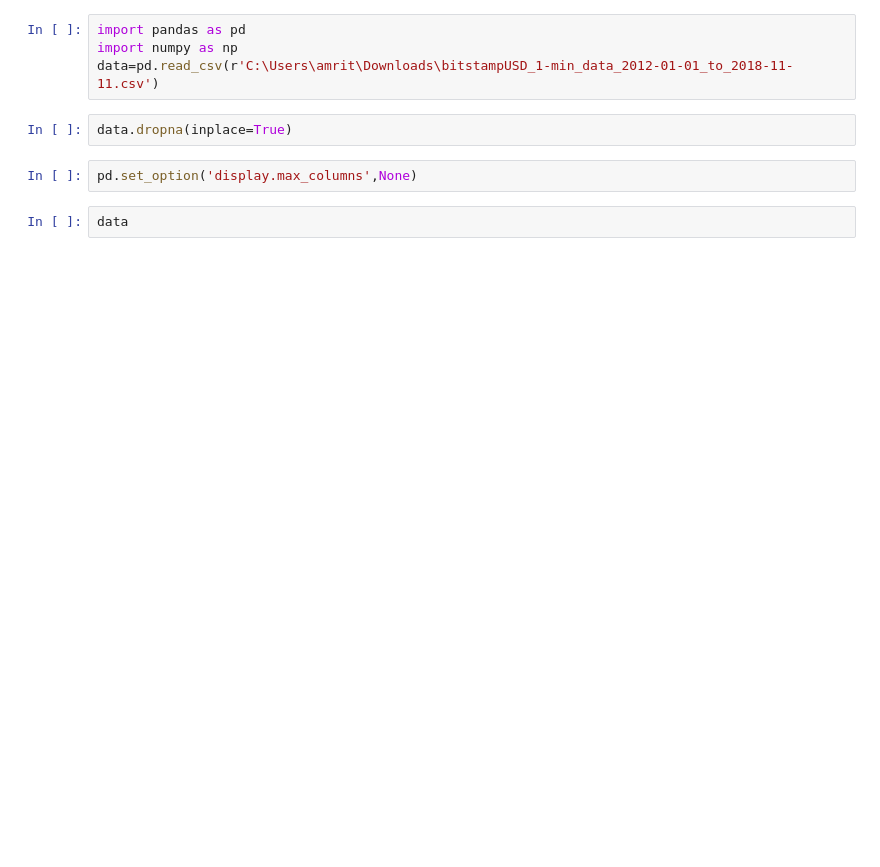
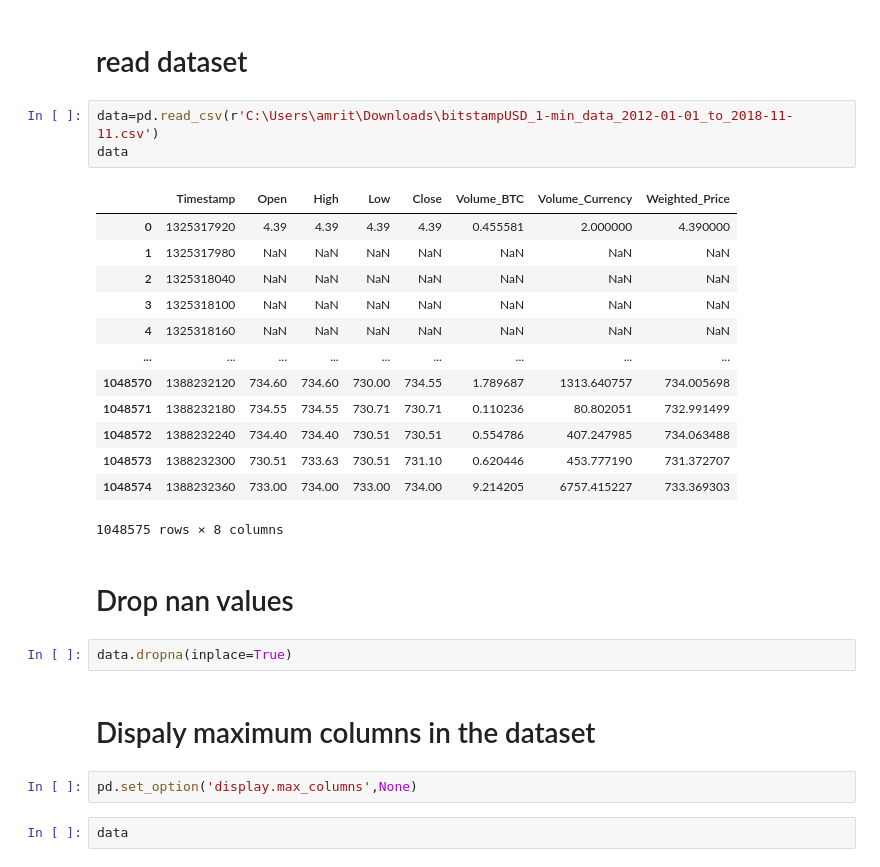
Before and after one commit to Amrithat1999/Bitcoin-Price-Prediction, a Jupyter notebook: bitcoin.ipynb, the cells around one changed output. Cells and saved outputs as stored; diff of their text form; blank space fills up the shorter version.

```diff
--- a/bitcoin.ipynb
+++ b/bitcoin.ipynb
@@ -1,9 +10,28 @@
+# %% [markdown]
+# read dataset
 # %%
-import pandas as pd
-import numpy as np
 data=pd.read_csv(r'C:\Users\amrit\Downloads\bitstampUSD_1-min_data_2012-01-01_to_2018-11-11.csv')
+data
+# %% [output]
+|  | Timestamp | Open | High | Low | Close | Volume_BTC | Volume_Currency | Weighted_Price |
+| 0 | 1325317920 | 4.39 | 4.39 | 4.39 | 4.39 | 0.455581 | 2.000000 | 4.390000 |
+| 1 | 1325317980 | NaN | NaN | NaN | NaN | NaN | NaN | NaN |
+| 2 | 1325318040 | NaN | NaN | NaN | NaN | NaN | NaN | NaN |
+| 3 | 1325318100 | NaN | NaN | NaN | NaN | NaN | NaN | NaN |
+| 4 | 1325318160 | NaN | NaN | NaN | NaN | NaN | NaN | NaN |
+| ... | ... | ... | ... | ... | ... | ... | ... | ... |
+| 1048570 | 1388232120 | 734.60 | 734.60 | 730.00 | 734.55 | 1.789687 | 1313.640757 | 734.005698 |
+| 1048571 | 1388232180 | 734.55 | 734.55 | 730.71 | 730.71 | 0.110236 | 80.802051 | 732.991499 |
+| 1048572 | 1388232240 | 734.40 | 734.40 | 730.51 | 730.51 | 0.554786 | 407.247985 | 734.063488 |
+| 1048573 | 1388232300 | 730.51 | 733.63 | 730.51 | 731.10 | 0.620446 | 453.777190 | 731.372707 |
+| 1048574 | 1388232360 | 733.00 | 734.00 | 733.00 | 734.00 | 9.214205 | 6757.415227 | 733.369303 |
+1048575 rows × 8 columns
+# %% [markdown]
+# Drop nan values
 # %%
 data.dropna(inplace=True)
+# %% [markdown]
+# Dispaly maximum columns in the dataset
 # %%
 pd.set_option('display.max_columns',None)
 # %%
```
Also changed, not shown: parts of 32 cells of this notebook.
